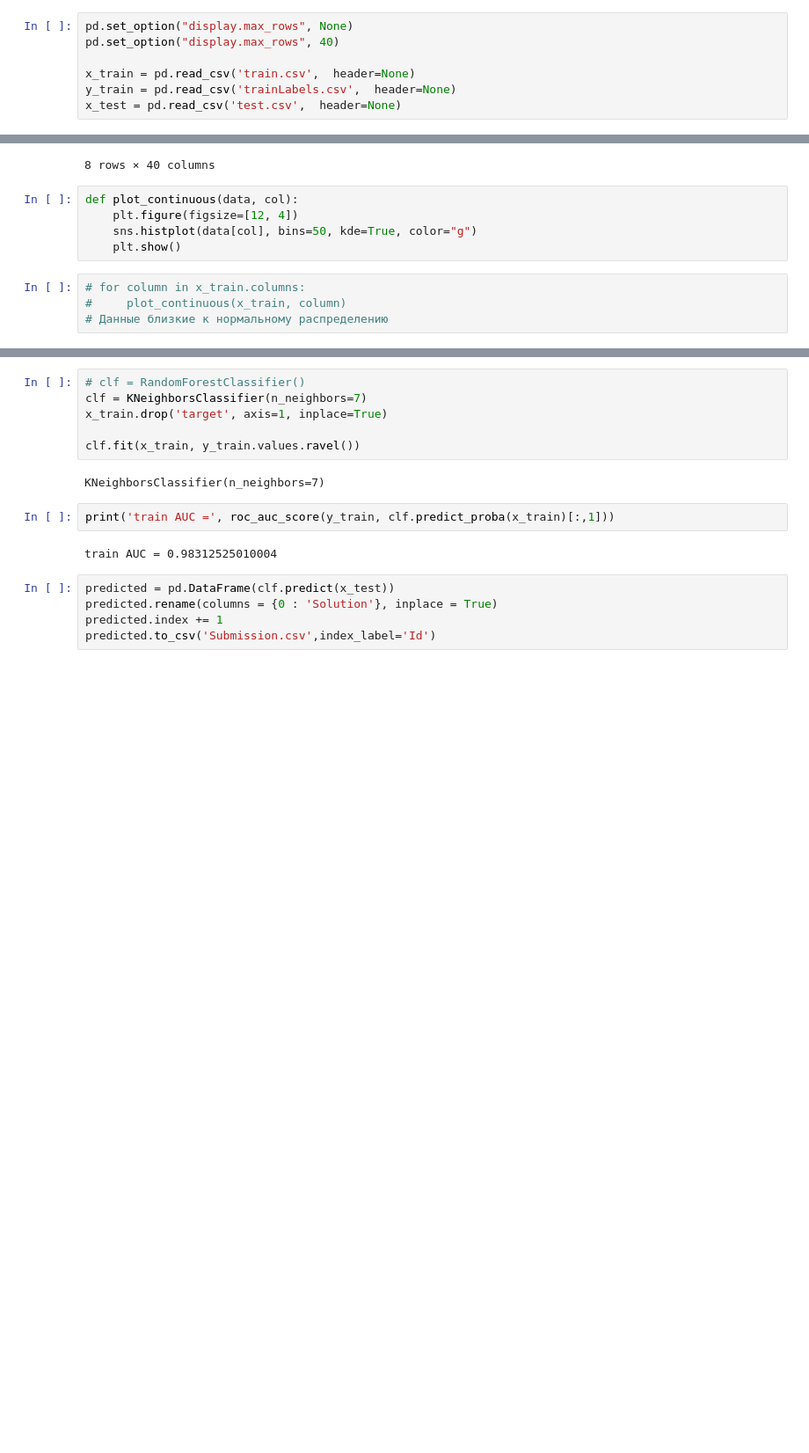
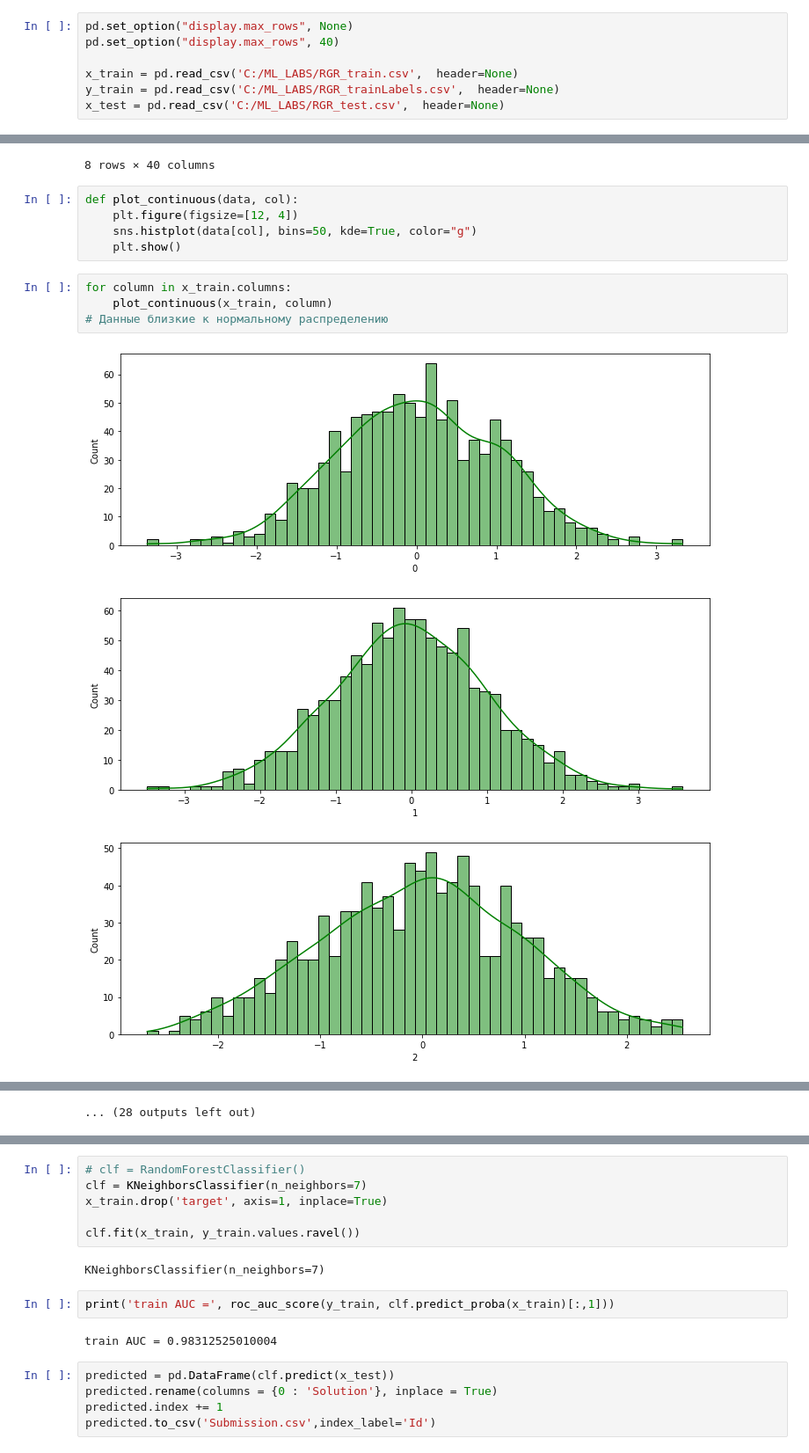
Before and after one commit to wyd33v/ML_Lab1, a Jupyter notebook: rgr_London.ipynb, the cells around one changed output, grey strips where cells are left out. Shown at 88% size. Cells and saved outputs as stored; diff of their text form; blank space fills up the shorter version.

```diff
--- a/rgr_London.ipynb
+++ b/rgr_London.ipynb
@@ -12,9 +12,9 @@ from sklearn.preprocessing import StandardScaler
 pd.set_option("display.max_rows", None)
 pd.set_option("display.max_rows", 40)
 
-x_train = pd.read_csv('train.csv',  header=None)
-y_train = pd.read_csv('trainLabels.csv',  header=None)
-x_test = pd.read_csv('test.csv',  header=None)
+x_train = pd.read_csv('C:/ML_LABS/RGR_train.csv',  header=None)
+y_train = pd.read_csv('C:/ML_LABS/RGR_trainLabels.csv',  header=None)
+x_test = pd.read_csv('C:/ML_LABS/RGR_test.csv',  header=None)
 # %%
 x_train
 # %% [output]
@@ -107,6 +107,10 @@ def plot_continuous(data, col):
     sns.histplot(data[col], bins=50, kde=True, color="g")
     plt.show()
 # %%
-# for column in x_train.columns:
-#     plot_continuous(x_train, column)
+for column in x_train.columns:
+    plot_continuous(x_train, column)
 # Данные близкие к нормальному распределению
+# %% [output]
+[figure, added]
+[figure, added]
+[figure, added]
@@ -113,3 +126,4 @@ def plot_continuous(data, col):
+... (28 outputs left out)
 # %%
 x_train['target'] = y_train
 x_train['target'].value_counts()
```
Also changed, not shown: parts of 6 cells of this notebook.
